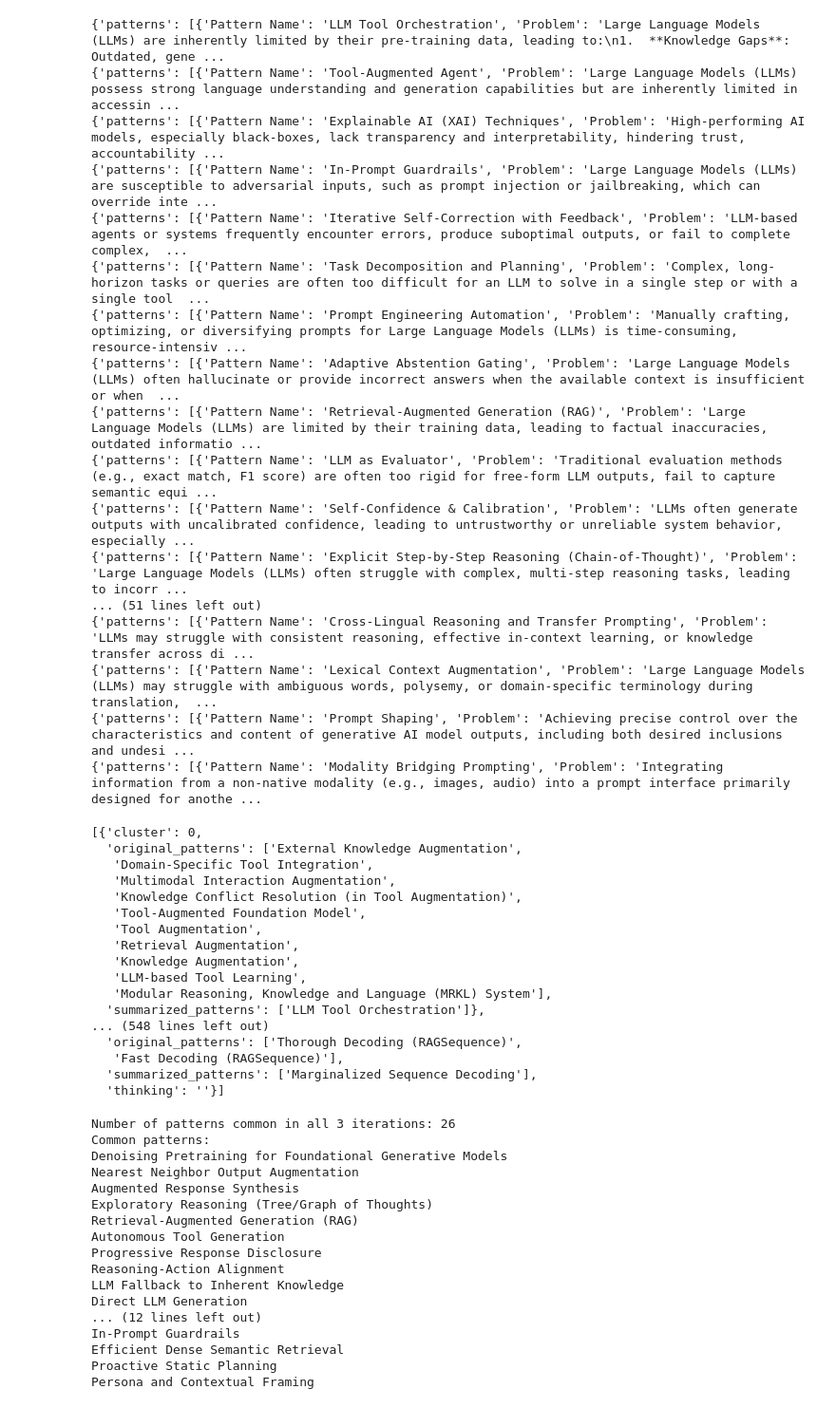
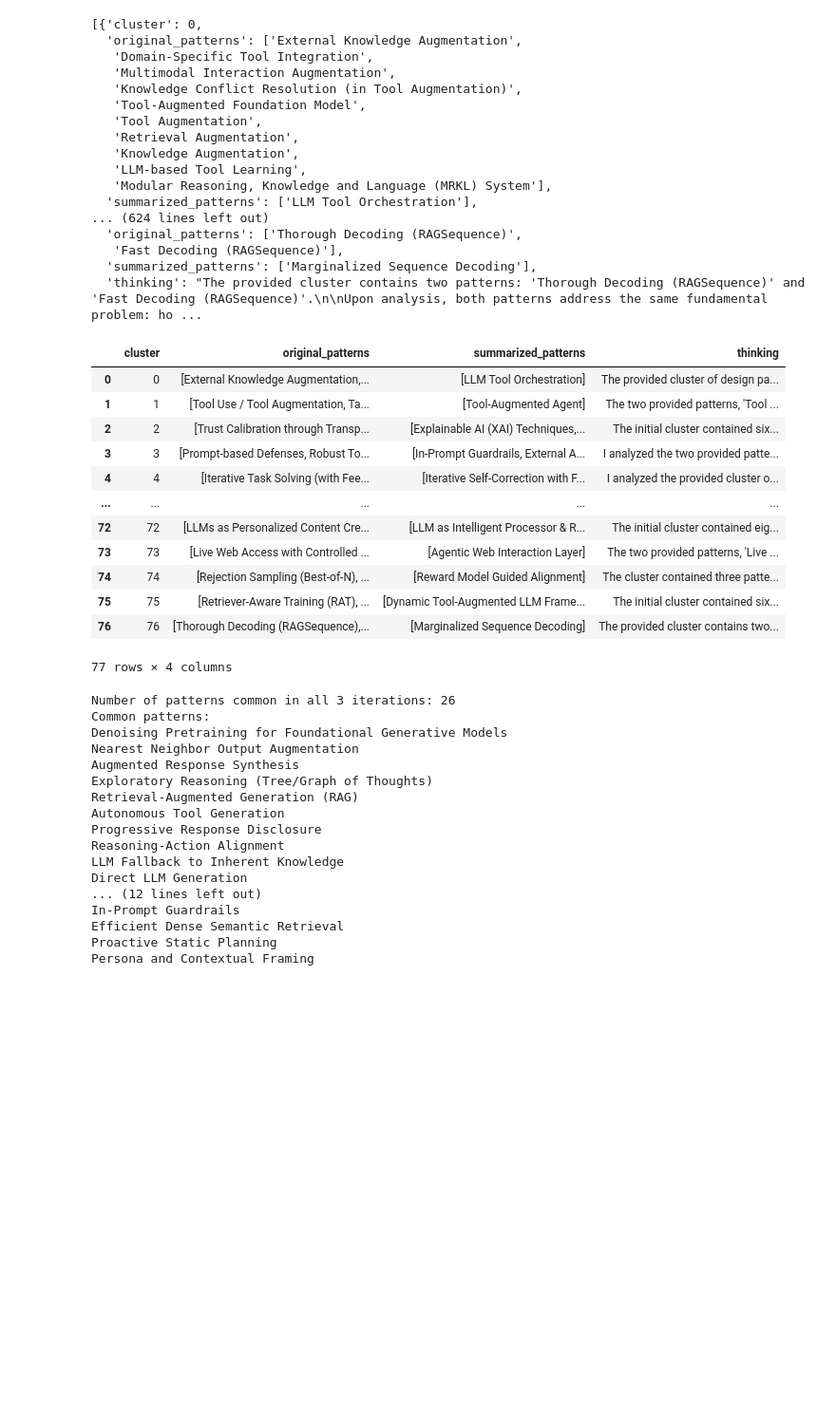
Before and after one commit to HasinthakaPiyumal/AI-Pattern-Mining-Project, a Jupyter notebook: notebooks/04. Log File to CSV.ipynb, the cells around one changed output. Shown: that part at 95% size. Saved outputs shown, nothing was run; the diff lists cells and outputs as text; code cells hidden in the pictures; blank space fills up the shorter version.

```diff
--- a/notebooks/04. Log File to CSV.ipynb
+++ b/notebooks/04. Log File to CSV.ipynb
@@ -15,10 +15,10 @@ def extract_pattern_pairs(log_path: str) -> List[Dict[str, Any]]:
     buffer: List[str] = []
     original_names: List[str] = []
     summarized_names: List[str] = []
-    thinking: List[str] = []
+    thinkings: str = ""
 
     def flush(active_section: str | None) -> None:
-        nonlocal buffer, original_names, summarized_names, thinking
+        nonlocal buffer, original_names, summarized_names, thinkings
         if not active_section:
             buffer = []
             return
@@ -42,7 +42,7 @@ def extract_pattern_pairs(log_path: str) -> List[Dict[str, Any]]:
                 for item in data.get("patterns", [])
                 if isinstance(item, dict)
             ]
-            thinking = data.get("thinkings","")
+            thinkings = data.get("thinkings","")
 
     for line in lines:
         stripped = line.strip()
@@ -53,6 +53,7 @@ def extract_pattern_pairs(log_path: str) -> List[Dict[str, Any]]:
                     "cluster": cluster_id,
                     "original_patterns": original_names,
                     "summarized_patterns": summarized_names,
+                    "thinking": thinkings,
                 })
             cluster_id = int(stripped.split()[1])
             section = None
@@ -76,7 +77,7 @@ def extract_pattern_pairs(log_path: str) -> List[Dict[str, Any]]:
             "cluster": cluster_id,
             "original_patterns": original_names,
             "summarized_patterns": summarized_names,
-            "thinking": thinking,
+            "thinking": thinkings,
         })
 
     return entries
@@ -85,24 +86,6 @@ log_file = "./logs/summarization_log_iter_01.txt"
 pattern_pairs_01 = extract_pattern_pairs(log_file)
 pattern_pairs_df_01 = pd.DataFrame(pattern_pairs_01)
 iter_01_summarized_patterns = set(pattern_pairs_df_01["summarized_patterns"].explode())
-# %% [output]
-{'patterns': [{'Pattern Name': 'LLM Tool Orchestration', 'Problem': 'Large Language Models (LLMs) are inherently limited by their pre-training data, leading to:\n1.  **Knowledge Gaps**: Outdated, gene ...
-{'patterns': [{'Pattern Name': 'Tool-Augmented Agent', 'Problem': 'Large Language Models (LLMs) possess strong language understanding and generation capabilities but are inherently limited in accessin ...
-{'patterns': [{'Pattern Name': 'Explainable AI (XAI) Techniques', 'Problem': 'High-performing AI models, especially black-boxes, lack transparency and interpretability, hindering trust, accountability ...
-{'patterns': [{'Pattern Name': 'In-Prompt Guardrails', 'Problem': 'Large Language Models (LLMs) are susceptible to adversarial inputs, such as prompt injection or jailbreaking, which can override inte ...
-{'patterns': [{'Pattern Name': 'Iterative Self-Correction with Feedback', 'Problem': 'LLM-based agents or systems frequently encounter errors, produce suboptimal outputs, or fail to complete complex,  ...
-{'patterns': [{'Pattern Name': 'Task Decomposition and Planning', 'Problem': 'Complex, long-horizon tasks or queries are often too difficult for an LLM to solve in a single step or with a single tool  ...
-{'patterns': [{'Pattern Name': 'Prompt Engineering Automation', 'Problem': 'Manually crafting, optimizing, or diversifying prompts for Large Language Models (LLMs) is time-consuming, resource-intensiv ...
-{'patterns': [{'Pattern Name': 'Adaptive Abstention Gating', 'Problem': 'Large Language Models (LLMs) often hallucinate or provide incorrect answers when the available context is insufficient or when  ...
-{'patterns': [{'Pattern Name': 'Retrieval-Augmented Generation (RAG)', 'Problem': 'Large Language Models (LLMs) are limited by their training data, leading to factual inaccuracies, outdated informatio ...
-{'patterns': [{'Pattern Name': 'LLM as Evaluator', 'Problem': 'Traditional evaluation methods (e.g., exact match, F1 score) are often too rigid for free-form LLM outputs, fail to capture semantic equi ...
-{'patterns': [{'Pattern Name': 'Self-Confidence & Calibration', 'Problem': 'LLMs often generate outputs with uncalibrated confidence, leading to untrustworthy or unreliable system behavior, especially ...
-{'patterns': [{'Pattern Name': 'Explicit Step-by-Step Reasoning (Chain-of-Thought)', 'Problem': 'Large Language Models (LLMs) often struggle with complex, multi-step reasoning tasks, leading to incorr ...
-... (51 lines left out)
-{'patterns': [{'Pattern Name': 'Cross-Lingual Reasoning and Transfer Prompting', 'Problem': 'LLMs may struggle with consistent reasoning, effective in-context learning, or knowledge transfer across di ...
-{'patterns': [{'Pattern Name': 'Lexical Context Augmentation', 'Problem': 'Large Language Models (LLMs) may struggle with ambiguous words, polysemy, or domain-specific terminology during translation,  ...
-{'patterns': [{'Pattern Name': 'Prompt Shaping', 'Problem': 'Achieving precise control over the characteristics and content of generative AI model outputs, including both desired inclusions and undesi ...
-{'patterns': [{'Pattern Name': 'Modality Bridging Prompting', 'Problem': 'Integrating information from a non-native modality (e.g., images, audio) into a prompt interface primarily designed for anothe ...
 # %%
 log_file = "./logs/summarization_log_iter_02.txt"
 pattern_pairs_02 = extract_pattern_pairs(log_file)
@@ -127,12 +110,28 @@ pattern_pairs_01
    'Knowledge Augmentation',
    'LLM-based Tool Learning',
    'Modular Reasoning, Knowledge and Language (MRKL) System'],
-  'summarized_patterns': ['LLM Tool Orchestration']},
-... (548 lines left out)
+  'summarized_patterns': ['LLM Tool Orchestration'],
+... (624 lines left out)
   'original_patterns': ['Thorough Decoding (RAGSequence)',
    'Fast Decoding (RAGSequence)'],
   'summarized_patterns': ['Marginalized Sequence Decoding'],
-  'thinking': ''}]
+  'thinking': "The provided cluster contains two patterns: 'Thorough Decoding (RAGSequence)' and 'Fast Decoding (RAGSequence)'.\n\nUpon analysis, both patterns address the same fundamental problem: ho ...
+# %%
+pattern_pairs_df_01
+# %% [output]
+|  | cluster | original_patterns | summarized_patterns | thinking |
+| 0 | 0 | [External Knowledge Augmentation,... | [LLM Tool Orchestration] | The provided cluster of design pa... |
+| 1 | 1 | [Tool Use / Tool Augmentation, Ta... | [Tool-Augmented Agent] | The two provided patterns, 'Tool ... |
+| 2 | 2 | [Trust Calibration through Transp... | [Explainable AI (XAI) Techniques,... | The initial cluster contained six... |
+| 3 | 3 | [Prompt-based Defenses, Robust To... | [In-Prompt Guardrails, External A... | I analyzed the two provided patte... |
+| 4 | 4 | [Iterative Task Solving (with Fee... | [Iterative Self-Correction with F... | I analyzed the provided cluster o... |
+| ... | ... | ... | ... | ... |
+| 72 | 72 | [LLMs as Personalized Content Cre... | [LLM as Intelligent Processor & R... | The initial cluster contained eig... |
+| 73 | 73 | [Live Web Access with Controlled ... | [Agentic Web Interaction Layer] | The two provided patterns, 'Live ... |
+| 74 | 74 | [Rejection Sampling (Best-of-N), ... | [Reward Model Guided Alignment] | The cluster contained three patte... |
+| 75 | 75 | [Retriever-Aware Training (RAT), ... | [Dynamic Tool-Augmented LLM Frame... | The initial cluster contained six... |
+| 76 | 76 | [Thorough Decoding (RAGSequence),... | [Marginalized Sequence Decoding] | The provided cluster contains two... |
+77 rows × 4 columns
 # %%
 intercection_patterns = iter_01_summarized_patterns & iter_02_summarized_patterns# & iter_03_summarized_patterns
 print(f"Number of patterns common in all 3 iterations: {len(intercection_patterns)}")
```
Also changed, not shown: parts of 3 cells of this notebook, 3 other files.
